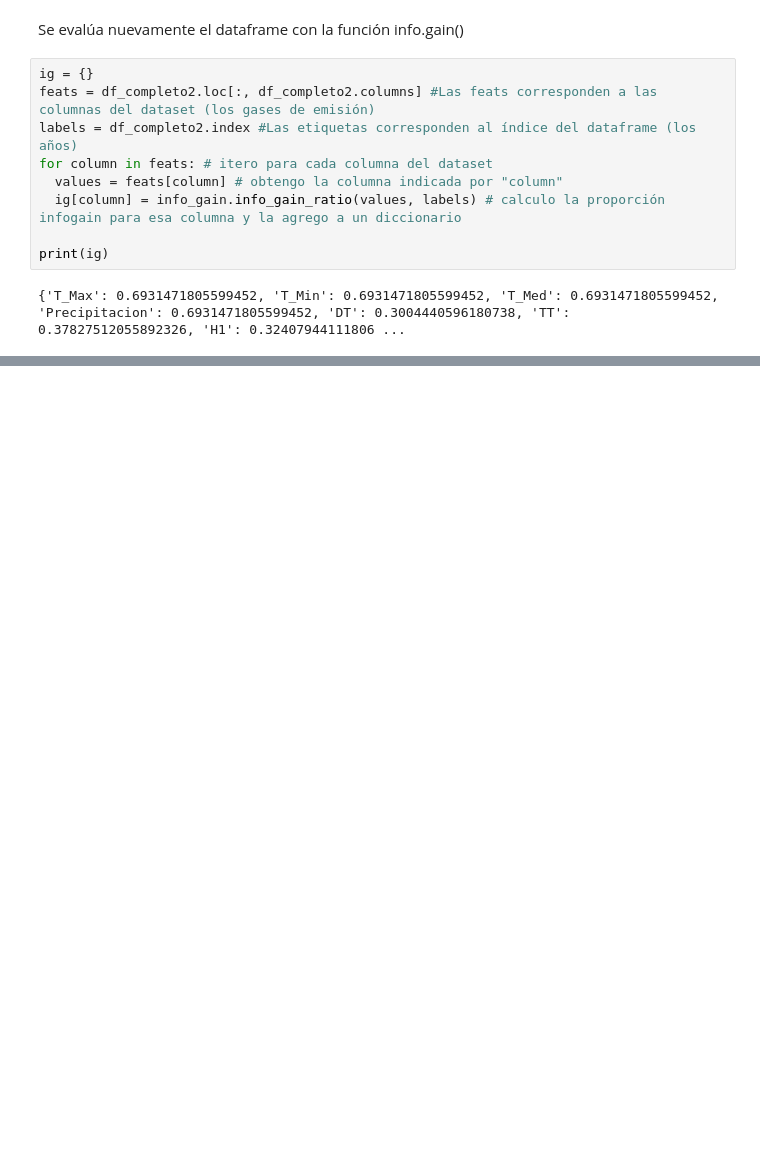
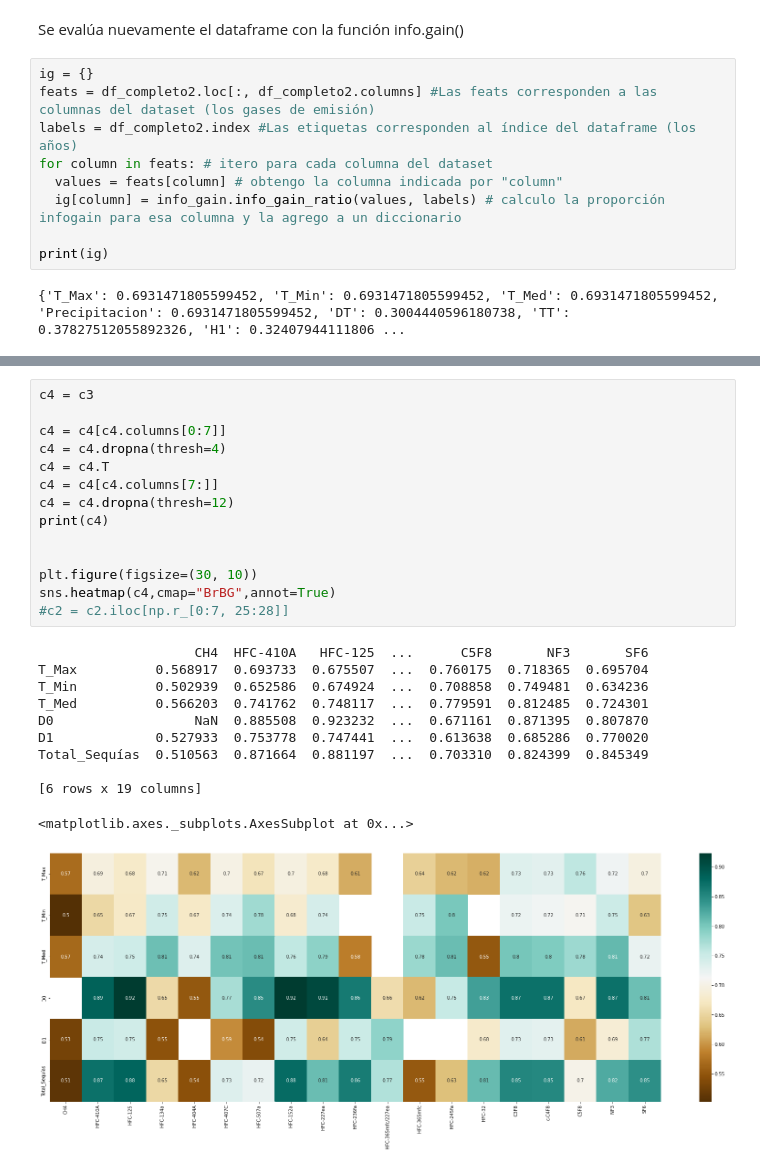
Before and after one commit to AdrianDiazGaxiola/Proyecto-Final, a Jupyter notebook: IPCC_Procesamiento.ipynb, the cells around one changed output, grey strips where cells are left out. Cells and saved outputs as stored; diff of their text form; blank space fills up the shorter version.

```diff
--- a/IPCC_Procesamiento.ipynb
+++ b/IPCC_Procesamiento.ipynb
@@ -243,0 +324,26 @@ print(ig)
+# %%
+c4 = c3
+
+c4 = c4[c4.columns[0:7]]
+c4 = c4.dropna(thresh=4)
+c4 = c4.T
+c4 = c4[c4.columns[7:]]
+c4 = c4.dropna(thresh=12)
+print(c4)
+
+
+plt.figure(figsize=(30, 10))
+sns.heatmap(c4,cmap="BrBG",annot=True)
+#c2 = c2.iloc[np.r_[0:7, 25:28]]
+# %% [output]
+                    CH4  HFC-410A   HFC-125  ...      C5F8       NF3       SF6
+T_Max          0.568917  0.693733  0.675507  ...  0.760175  0.718365  0.695704
+T_Min          0.502939  0.652586  0.674924  ...  0.708858  0.749481  0.634236
+T_Med          0.566203  0.741762  0.748117  ...  0.779591  0.812485  0.724301
+D0                  NaN  0.885508  0.923232  ...  0.671161  0.871395  0.807870
+D1             0.527933  0.753778  0.747441  ...  0.613638  0.685286  0.770020
+Total_Sequías  0.510563  0.871664  0.881197  ...  0.703310  0.824399  0.845349
+
+[6 rows x 19 columns]
+<matplotlib.axes._subplots.AxesSubplot at 0x...>
+[figure, added]
```
Also changed, not shown: parts of 13 cells of this notebook.
